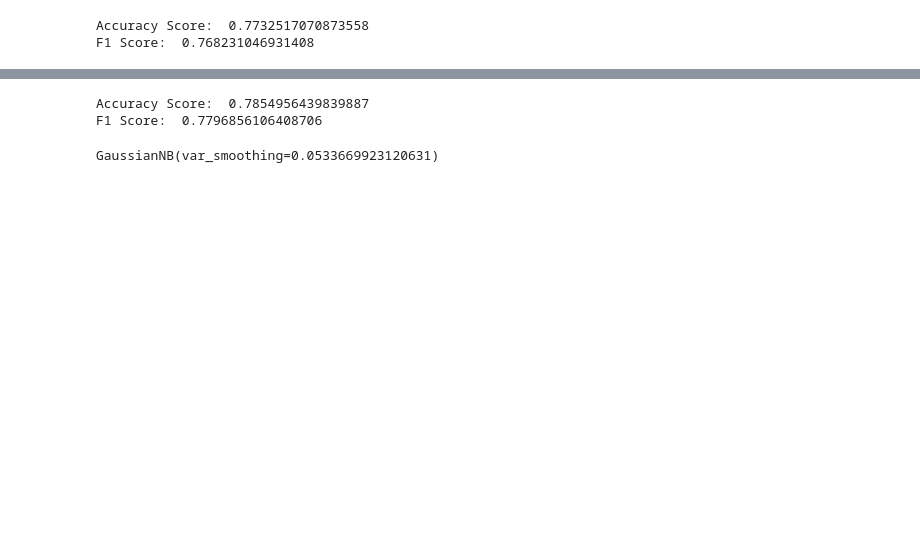
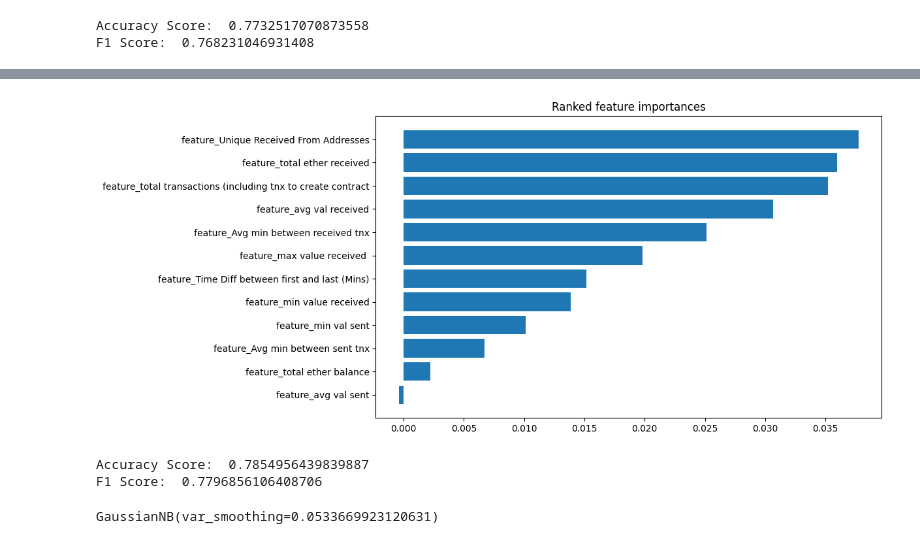
Before and after one commit to eltontay/Ethereum-Fraud-Detection, a Jupyter notebook: Models/Naive Bayes Model.ipynb, the cells around one changed output, grey strips where cells are left out. Cells and saved outputs as stored; diff of their text form; code cells hidden in the pictures; blank space fills up the shorter version.

Commit message:
cleaned and added feature importances graph for naive bayes

```diff
--- a/Models/Naive Bayes Model.ipynb
+++ b/Models/Naive Bayes Model.ipynb
@@ -7,3 +7,8 @@ from sklearn.metrics import accuracy_score, f1_score
 from sklearn import preprocessing
 from sklearn.naive_bayes import GaussianNB
 from sklearn.model_selection import train_test_split
+
+import matplotlib
+import matplotlib.pyplot as plt
+import seaborn as sns
+matplotlib.rcParams['figure.figsize'] = (11.0, 8.0)
@@ -12,5 +15,5 @@ Drive already mounted at /content/gdrive; to attempt to forcibly remount, call d
 # %%
-df = pd.read_csv('data/address_data_combined.csv')
+df = pd.read_csv('../Data/address_data_combined.csv')
 df.head()
 # %% [output]
 |  | Address | FLAG | Avg min between sent tnx | Avg min between received tnx | Time Diff between first and last ... | ... |
@@ -77,7 +86,7 @@ F1 Score:  0.768231046931408
 from sklearn.model_selection import GridSearchCV
 
 param_grid_nb = {
-    'var_smoothing': np.logspace(0, -9, num=100)
+    'var_smoothing': np.logspace(0, -9, num=100),
 }
 
 grid_search_nb = GridSearchCV(estimator=GaussianNB(), param_grid=param_grid_nb, verbose=2, cv=5, scoring='f1')
@@ -105 +159,15 @@ GaussianNB(var_smoothing=0.0533669923120631)
+# %%
+from sklearn.inspection import permutation_importance
+feat_importances = permutation_importance(grid_search_nb, X_test, y_test)['importances_mean']
+indices = np.argsort(feat_importances)
+# plot
+fig, ax = plt.subplots(figsize=(10, 6))
+plt.title("Ranked feature importances")
+plt.barh(range(len(feat_importances)), feat_importances[indices], align="center")
+features = ['feature_{}'.format(columns[i]) for i in range(len(columns))]
+plt.yticks(range(len(feat_importances)), [features[idx] for idx in indices])
+plt.ylim([-1, len(feat_importances)])
+plt.show();
+# %% [output]
+[figure, added]
 # %%
```
Also changed, not shown: parts of 17 cells of this notebook.
